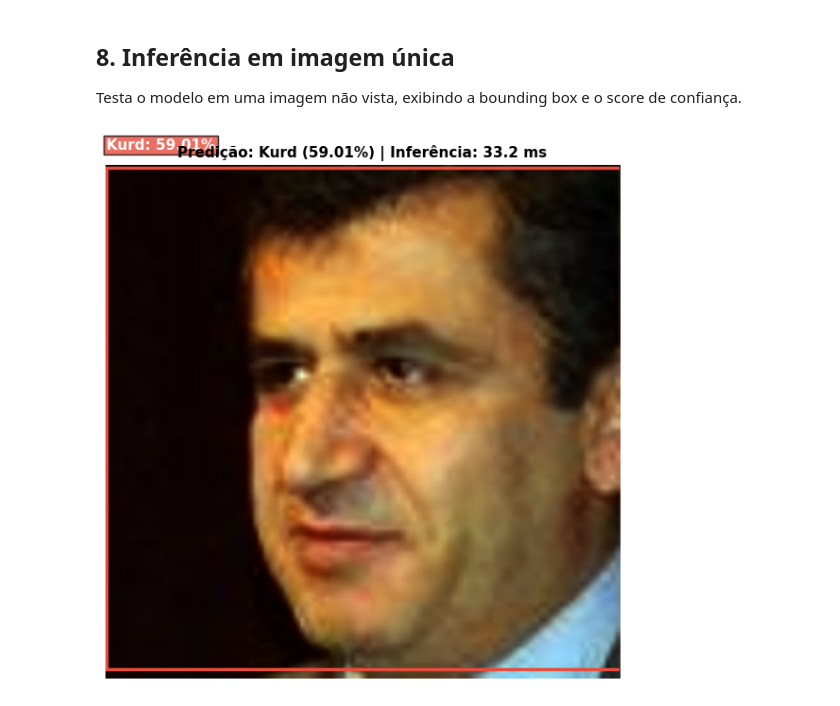
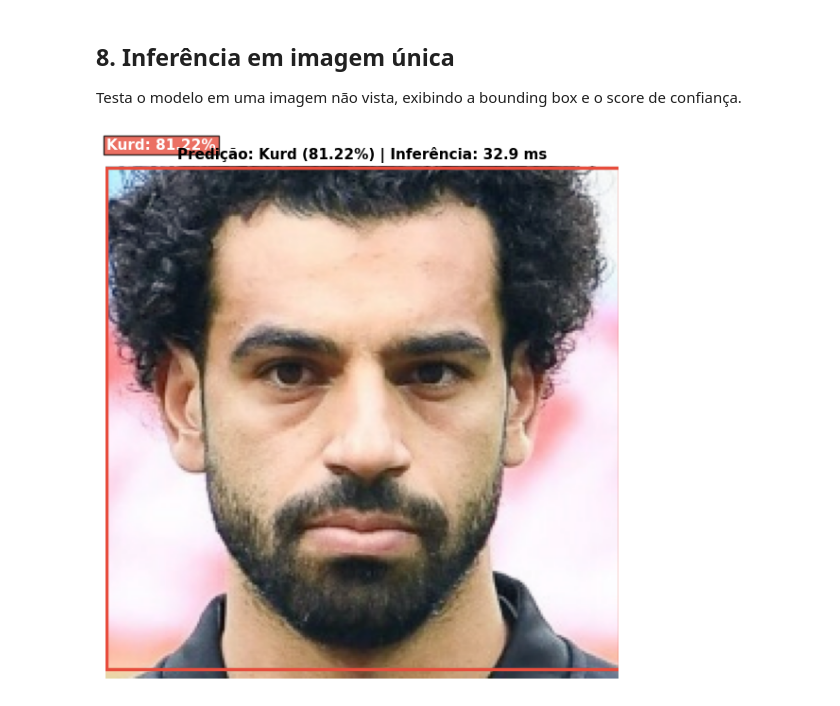
Before and after one commit to fabriciobarili/DeepLearning_1, a Jupyter notebook: Trabalho_inicial_dataset_2.ipynb, the cells around one changed output. Drawn from its saved outputs; the diff is of its cells as text; code cells hidden in the pictures.

```diff
--- a/Trabalho_inicial_dataset_2.ipynb
+++ b/Trabalho_inicial_dataset_2.ipynb
@@ -187,7 +192,7 @@ Funções de pré-processamento definidas.
 
 Altere `SAMPLE_IMAGE` para o caminho de qualquer imagem de rosto disponível.
 # %%
-SAMPLE_IMAGE = '/content/dataset/test/arab/00242_Aqattan.jpg'
+SAMPLE_IMAGE = '/content/dataset_2/test/arab/00242_Aqattan.jpg'
 
 if Path(SAMPLE_IMAGE).exists():
     original = cv2.imread(SAMPLE_IMAGE)
@@ -304,7 +309,7 @@ Classe EthnicityDataset definida.
 # %% [markdown]
 ### 4.1 Carregar os splits
 # %%
-DATASET_DIR = 'dataset'
+DATASET_DIR = 'dataset_2'
 BATCH_SIZE = 12
 
 train_dataset = EthnicityDataset(DATASET_DIR, 'train')
@@ -714,32 +719,32 @@ def infer_single(model, img_path: str, device, score_threshold=0.3):
         label_name = ID_TO_LABEL.get(label, 'Unknown')
 
         rect = patches.Rectangle(
             (box[0], box[1]), box[2]-box[0], box[3]-box[1],
             linewidth=2.5, edgecolor=color, facecolor='none'
         )
         ax.add_patch(rect)
         ax.text(box[0], box[1]-8, f'{label_name}: {score:.2%}',
                 color='white', fontsize=11, fontweight='bold',
                 bbox=dict(facecolor=color, alpha=0.8, pad=2))
 
         ax.set_title(f'Predição: {label_name} ({score:.2%}) | Inferência: {elapsed_ms:.1f} ms',
                      fontsize=11, fontweight='bold')
     else:
         ax.set_title(f'Nenhuma detecção acima do threshold ({score_threshold}) | {elapsed_ms:.1f} ms',
                      fontsize=11)
 
     ax.axis('off')
     plt.tight_layout()
     plt.show()
 
 
 # Imagem de teste
-TEST_IMAGE = '/content/dataset/test/kurd/00003_Adil_Zozan_C3_AE.jpg'
+TEST_IMAGE = '/content/dataset_2/test/arab/05255_Mohamed_salah_2018.jpg'
 
 if Path(TEST_IMAGE).exists() and Path('faster_rcnn_best.pth').exists():
     model.load_state_dict(torch.load('faster_rcnn_best.pth', map_location=DEVICE))
     infer_single(model, TEST_IMAGE, DEVICE)
 else:
     print(f'Altere TEST_IMAGE para o caminho de uma imagem real e treine o modelo primeiro.')
 # %% [output]
-[figure, old version]
+[figure, new version]
```
Also changed, not shown: parts of 9 cells of this notebook.
